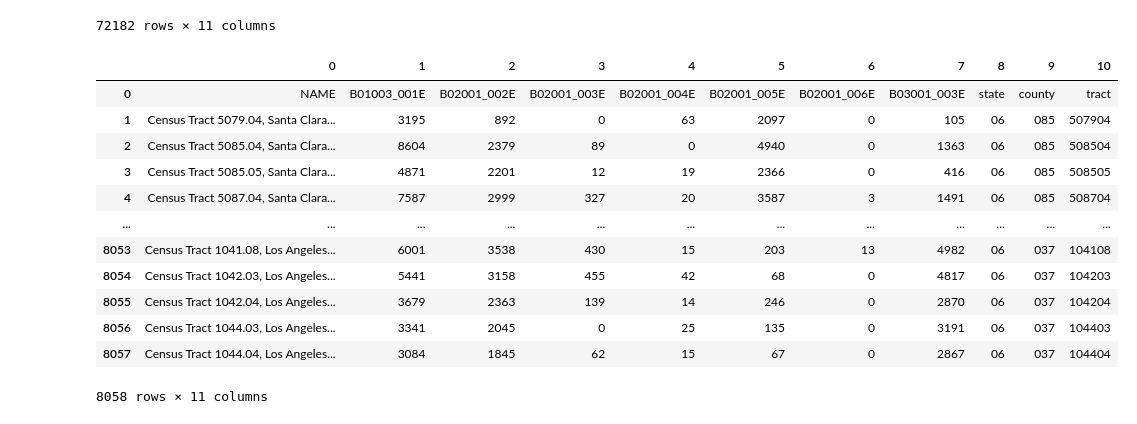
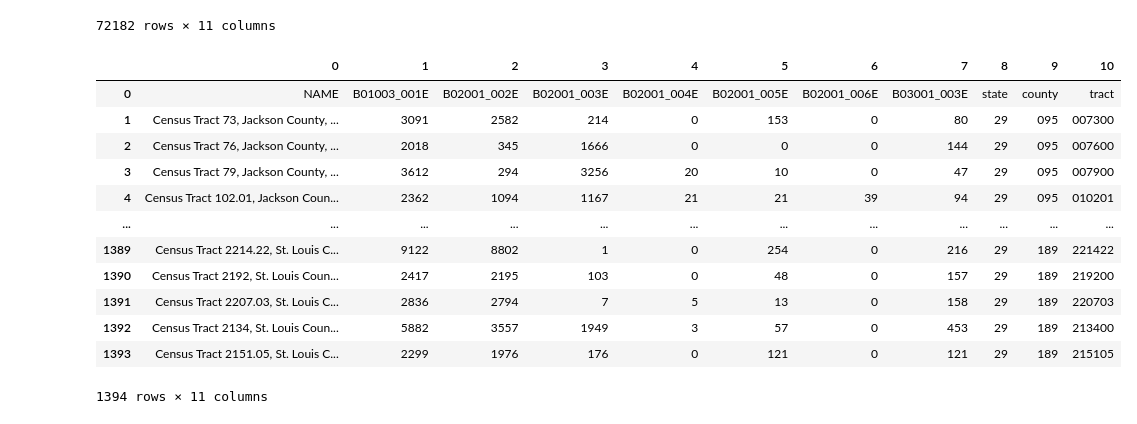
Before and after one commit to IIVIIIII/2020_Weathering, a Jupyter notebook: notebook/data_processing.ipynb, the cells around one changed output. Drawn from its saved outputs; the diff is of its cells as text; code cells hidden in the pictures.

```diff
--- a/notebook/data_processing.ipynb
+++ b/notebook/data_processing.ipynb
@@ -82,35 +82,35 @@ states = {
 }
 # %%
 # select state
-state = 'California'
+state = 'Missouri'
 
 state_num = states[state.replace(" ", "").lower()]['num']
 
 # all statistical categories to to be queried
 pops = 'B01003_001E,B02001_002E,B02001_003E,B02001_004E,B02001_005E,B02001_006E,B03001_003E'
 
 # create url to request data from api
 url = f'https://api.census.gov/data/2019/acs/acs5?get=NAME,{pops}&for=tract:*&in=state:{state_num}'
 
 # set returned data to a variable
 response = requests.get(url).json()
 
 # display returned data as a dataframe
 pd.DataFrame(response)
 # %% [output]
 |  | 0 | 1 | 2 | 3 | 4 | 5 | 6 | 7 | 8 | 9 | 10 |
 | 0 | NAME | B01003_001E | B02001_002E | B02001_003E | B02001_004E | B02001_005E | B02001_006E | B03001_003E | state | county | tract |
-| 1 | Census Tract 5079.04, Santa Clara... | 3195 | 892 | 0 | 63 | 2097 | 0 | 105 | 06 | 085 | 507904 |
-| 2 | Census Tract 5085.04, Santa Clara... | 8604 | 2379 | 89 | 0 | 4940 | 0 | 1363 | 06 | 085 | 508504 |
-| 3 | Census Tract 5085.05, Santa Clara... | 4871 | 2201 | 12 | 19 | 2366 | 0 | 416 | 06 | 085 | 508505 |
-| 4 | Census Tract 5087.04, Santa Clara... | 7587 | 2999 | 327 | 20 | 3587 | 3 | 1491 | 06 | 085 | 508704 |
+| 1 | Census Tract 73, Jackson County, ... | 3091 | 2582 | 214 | 0 | 153 | 0 | 80 | 29 | 095 | 007300 |
+| 2 | Census Tract 76, Jackson County, ... | 2018 | 345 | 1666 | 0 | 0 | 0 | 144 | 29 | 095 | 007600 |
+| 3 | Census Tract 79, Jackson County, ... | 3612 | 294 | 3256 | 20 | 10 | 0 | 47 | 29 | 095 | 007900 |
+| 4 | Census Tract 102.01, Jackson Coun... | 2362 | 1094 | 1167 | 21 | 21 | 39 | 94 | 29 | 095 | 010201 |
 | ... | ... | ... | ... | ... | ... | ... | ... | ... | ... | ... | ... |
-| 8053 | Census Tract 1041.08, Los Angeles... | 6001 | 3538 | 430 | 15 | 203 | 13 | 4982 | 06 | 037 | 104108 |
-| 8054 | Census Tract 1042.03, Los Angeles... | 5441 | 3158 | 455 | 42 | 68 | 0 | 4817 | 06 | 037 | 104203 |
-| 8055 | Census Tract 1042.04, Los Angeles... | 3679 | 2363 | 139 | 14 | 246 | 0 | 2870 | 06 | 037 | 104204 |
-| 8056 | Census Tract 1044.03, Los Angeles... | 3341 | 2045 | 0 | 25 | 135 | 0 | 3191 | 06 | 037 | 104403 |
-| 8057 | Census Tract 1044.04, Los Angeles... | 3084 | 1845 | 62 | 15 | 67 | 0 | 2867 | 06 | 037 | 104404 |
+| 1389 | Census Tract 2214.22, St. Louis C... | 9122 | 8802 | 1 | 0 | 254 | 0 | 216 | 29 | 189 | 221422 |
+| 1390 | Census Tract 2192, St. Louis Coun... | 2417 | 2195 | 103 | 0 | 48 | 0 | 157 | 29 | 189 | 219200 |
+| 1391 | Census Tract 2207.03, St. Louis C... | 2836 | 2794 | 7 | 5 | 13 | 0 | 158 | 29 | 189 | 220703 |
+| 1392 | Census Tract 2134, St. Louis Coun... | 5882 | 3557 | 1949 | 3 | 57 | 0 | 453 | 29 | 189 | 213400 |
+| 1393 | Census Tract 2151.05, St. Louis C... | 2299 | 1976 | 176 | 0 | 121 | 0 | 121 | 29 | 189 | 215105 |
-8058 rows × 11 columns
+1394 rows × 11 columns
 # %%
 # create list to store dictionaries with data for each census tract
 tracts = []
```
Also changed, not shown: parts of 6 cells of this notebook, 2 other files.
